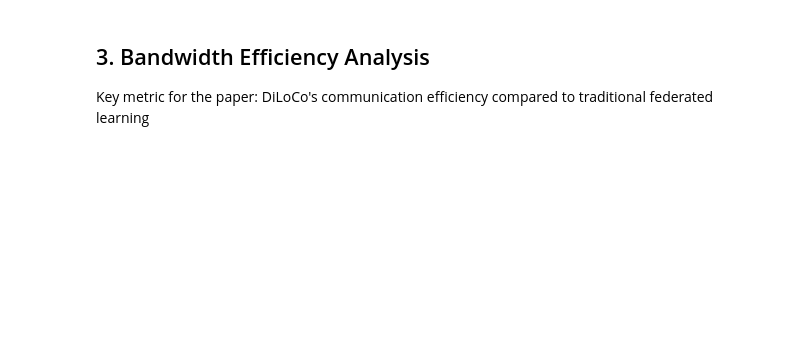
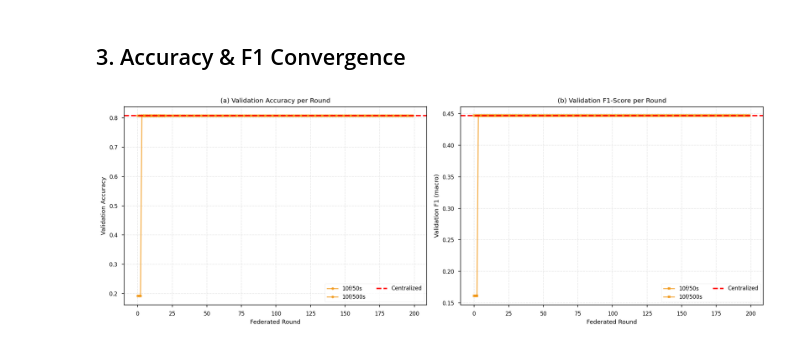
Before and after one commit to karelriyan/TaniFi, a Jupyter notebook: notebooks/analysis_template.ipynb, the cells around one changed output. Cells and saved outputs as stored; diff of their text form; code cells hidden in the pictures; blank space fills up the shorter version.

```diff
--- a/notebooks/analysis_template.ipynb
+++ b/notebooks/analysis_template.ipynb
@@ -15,4 +15,7 @@ This notebook analyzes the results from DiLoCo federated learning simulations fo
 # %%
+import sys
+print(sys.executable)
+
 # Import libraries
 import json
 import numpy as np
@@ -26,10 +29,16 @@ plt.style.use('seaborn-v0_8-paper')
 sns.set_palette("husl")
 
 # Configure matplotlib for better quality
-plt.rcParams['figure.dpi'] = 300
+plt.rcParams['figure.dpi'] = 150
 plt.rcParams['savefig.dpi'] = 300
 plt.rcParams['font.size'] = 10
 plt.rcParams['figure.figsize'] = (10, 6)
 
-print("✅ Libraries loaded successfully")
+results_dir = Path('../experiments/results')
+plots_dir = results_dir / 'plots'
+tables_dir = results_dir / 'tables'
+plots_dir.mkdir(parents=True, exist_ok=True)
+tables_dir.mkdir(parents=True, exist_ok=True)
+
+print("Libraries loaded successfully")
 # %% [output]
@@ -206,5 +277,55 @@ print(f"⚙️ Config: {int(best_config['num_farmers'])} farmers, {int(best_conf
-# %% [markdown]
-## 3. Bandwidth Efficiency Analysis
-
-Key metric for the paper: DiLoCo's communication efficiency compared to traditional federated learning
+# %% [markdown]
+## 3. Accuracy & F1 Convergence
+# %%
+# Accuracy and F1 convergence curves
+has_acc = df['val_accuracy_data'].apply(len).sum() > 0
+
+if has_acc:
+    fig, axes = plt.subplots(1, 2, figsize=(14, 5))
+
+    # Val Accuracy over rounds
+    ax = axes[0]
+    for _, row in df.iterrows():
+        if len(row['val_accuracy_data']) > 0:
+            label = f"{int(row['num_farmers'])}f/{int(row['local_steps'])}s"
+            ax.plot(row['rounds_data'][:len(row['val_accuracy_data'])],
+                    row['val_accuracy_data'],
+                    marker='o', linewidth=1.5, markersize=4, label=label,
+                    color=farmer_colors.get(int(row['num_farmers']), '#333'),
+                    alpha=0.7)
+    if baseline_data and 'val_accuracy' in bm:
+        ax.axhline(y=bm['val_accuracy'][-1], color='red', linestyle='--',
+                    linewidth=2, label='Centralized')
+    ax.set_xlabel('Federated Round')
+    ax.set_ylabel('Validation Accuracy')
+    ax.set_title('(a) Validation Accuracy per Round')
+    ax.grid(True, alpha=0.3, linestyle='--')
+    ax.legend(fontsize=8, ncol=2)
+
+    # Val F1 over rounds
+    ax = axes[1]
+    for _, row in df.iterrows():
+        if len(row['val_f1_data']) > 0:
+            label = f"{int(row['num_farmers'])}f/{int(row['local_steps'])}s"
+            ax.plot(row['rounds_data'][:len(row['val_f1_data'])],
+                    row['val_f1_data'],
+                    marker='s', linewidth=1.5, markersize=4, label=label,
+                    color=farmer_colors.get(int(row['num_farmers']), '#333'),
+                    alpha=0.7)
+    if baseline_data and 'val_f1_macro' in bm:
+        ax.axhline(y=bm['val_f1_macro'][-1], color='red', linestyle='--',
+                    linewidth=2, label='Centralized')
+    ax.set_xlabel('Federated Round')
+    ax.set_ylabel('Validation F1 (macro)')
+    ax.set_title('(b) Validation F1-Score per Round')
+    ax.grid(True, alpha=0.3, linestyle='--')
+    ax.legend(fontsize=8, ncol=2)
+
+    plt.tight_layout()
+    plt.savefig(plots_dir / 'accuracy_f1_convergence.png', dpi=300, bbox_inches='tight')
+    plt.show()
+else:
+    print("No accuracy/F1 data available in results")
+# %% [output]
+[figure, added]
 # %%
```
Also changed, not shown: parts of 21 cells of this notebook, 25 other files.
